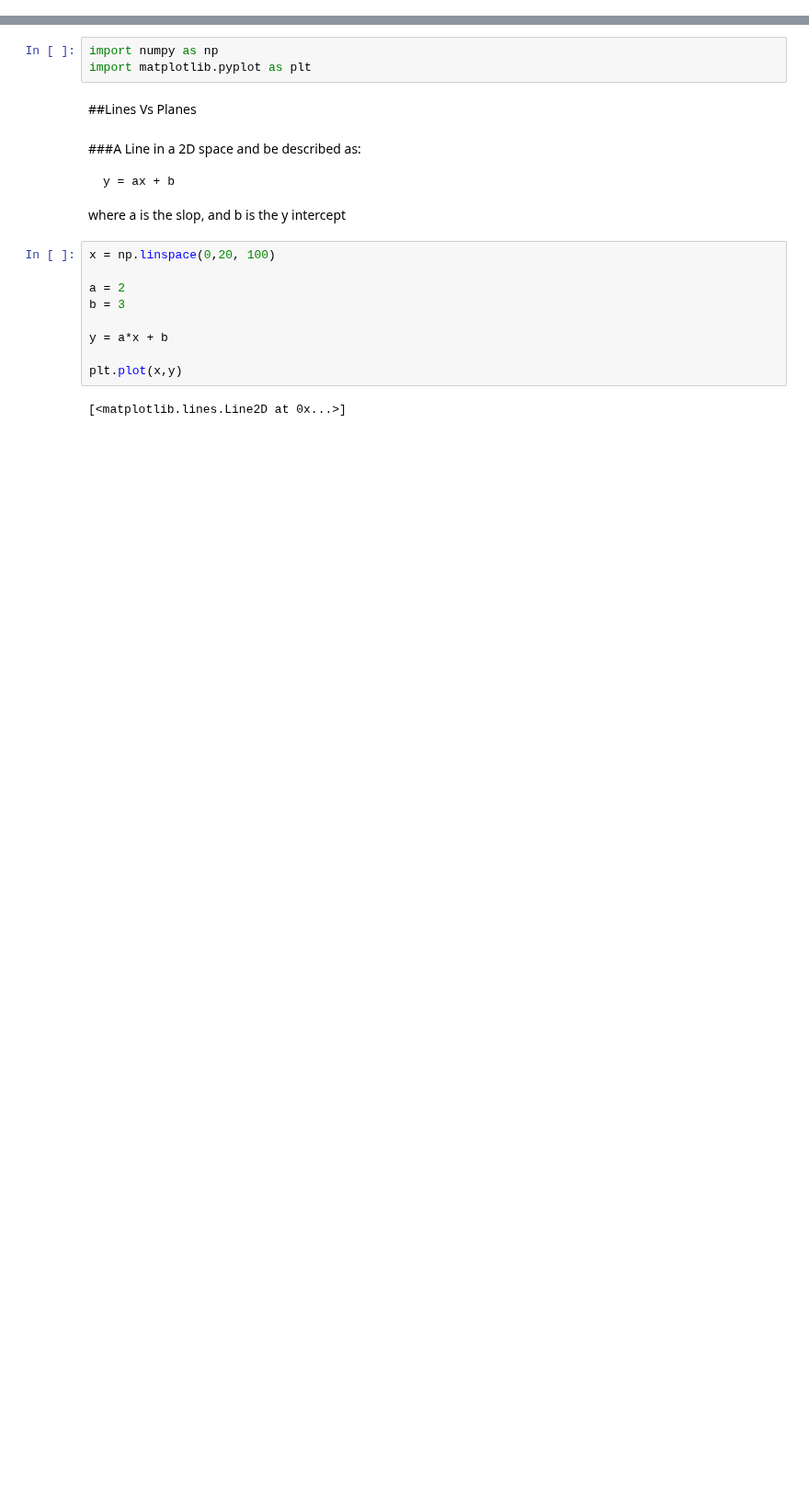
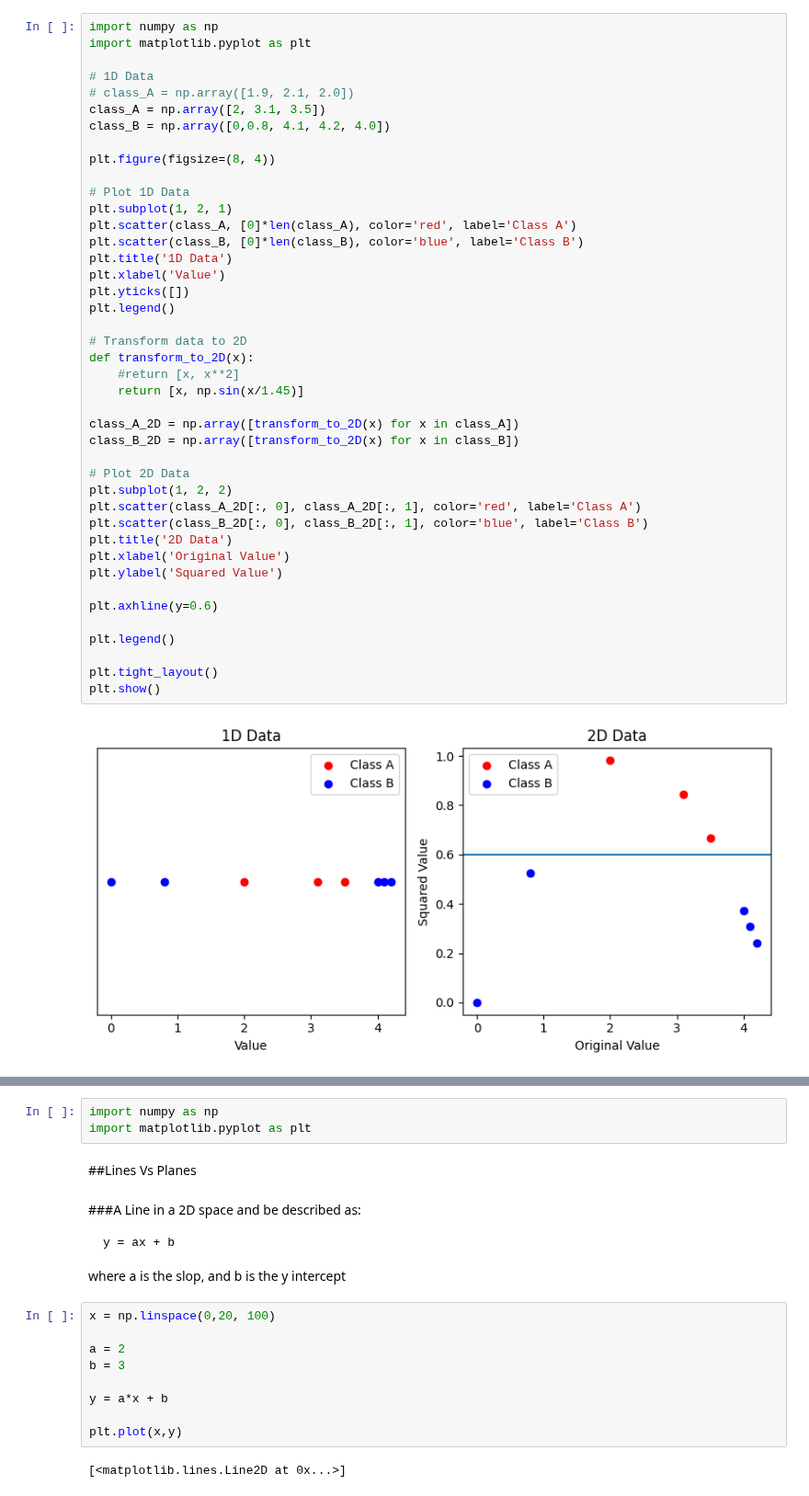
Before and after one commit to Metallicode/Math, a Jupyter notebook: Support_Vector_Machines_basic_theory.ipynb, the cells around one changed output, grey strips where cells are left out. Shown at 92% size. Saved outputs shown, nothing was run; the diff lists cells and outputs as text; blank space fills up the shorter version.

```diff
--- a/Support_Vector_Machines_basic_theory.ipynb
+++ b/Support_Vector_Machines_basic_theory.ipynb
@@ -2,0 +37,44 @@
+# %%
+import numpy as np
+import matplotlib.pyplot as plt
+
+# 1D Data
+# class_A = np.array([1.9, 2.1, 2.0])
+class_A = np.array([2, 3.1, 3.5])
+class_B = np.array([0,0.8, 4.1, 4.2, 4.0])
+
+plt.figure(figsize=(8, 4))
+
+# Plot 1D Data
+plt.subplot(1, 2, 1)
+plt.scatter(class_A, [0]*len(class_A), color='red', label='Class A')
+plt.scatter(class_B, [0]*len(class_B), color='blue', label='Class B')
+plt.title('1D Data')
+plt.xlabel('Value')
+plt.yticks([])
+plt.legend()
+
+# Transform data to 2D
+def transform_to_2D(x):
+    #return [x, x**2]
+    return [x, np.sin(x/1.45)]
+
+class_A_2D = np.array([transform_to_2D(x) for x in class_A])
+class_B_2D = np.array([transform_to_2D(x) for x in class_B])
+
+# Plot 2D Data
+plt.subplot(1, 2, 2)
+plt.scatter(class_A_2D[:, 0], class_A_2D[:, 1], color='red', label='Class A')
+plt.scatter(class_B_2D[:, 0], class_B_2D[:, 1], color='blue', label='Class B')
+plt.title('2D Data')
+plt.xlabel('Original Value')
+plt.ylabel('Squared Value')
+
+plt.axhline(y=0.6)
+
+plt.legend()
+
+plt.tight_layout()
+plt.show()
+# %% [output]
+[figure, added]
```
Also changed, not shown: parts of 4 cells of this notebook.
